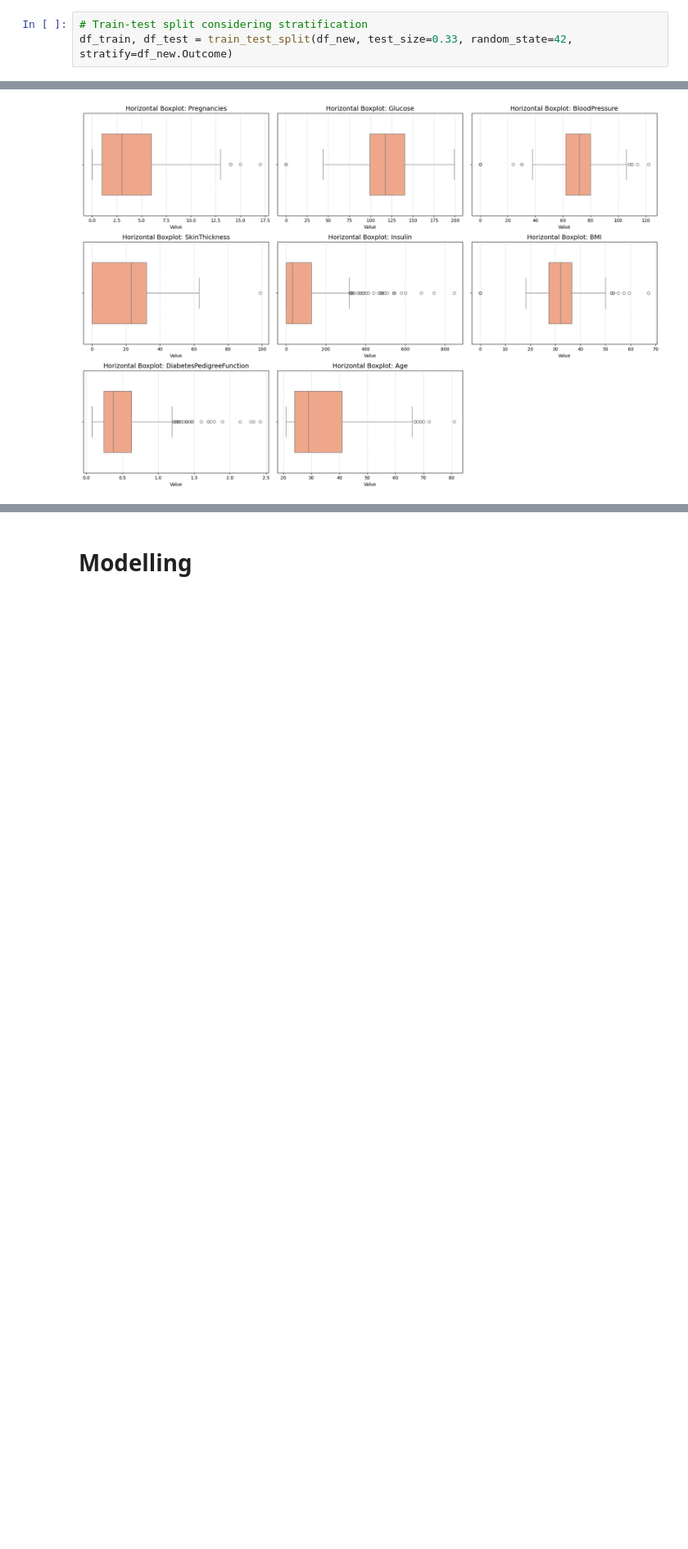
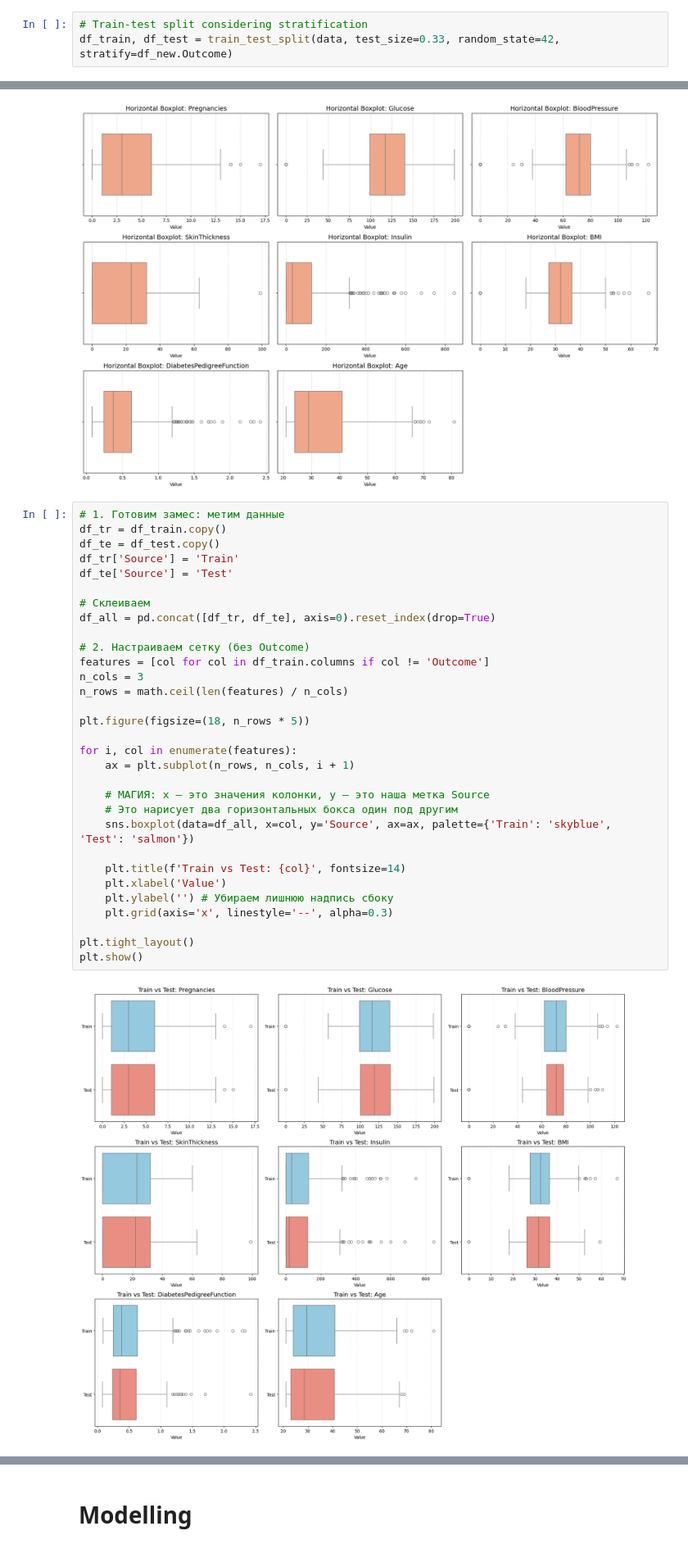
Before and after one commit to avvv-ml-prep-materials/a_nf_0022_ds-diabetes-challenge, a Jupyter notebook: 2_Diabetes_Challenge_WiP2.ipynb, the cells around one changed output, grey strips where cells are left out. Shown at 82% size. Drawn from its saved outputs; the diff is of its cells as text; blank space fills up the shorter version.

```diff
--- a/2_Diabetes_Challenge_WiP2.ipynb
+++ b/2_Diabetes_Challenge_WiP2.ipynb
@@ -286,7 +284,7 @@ np.int64(0)
 # Train-test split
 # %%
 # Train-test split considering stratification
-df_train, df_test = train_test_split(df_new, test_size=0.33, random_state=42, stratify=df_new.Outcome)
+df_train, df_test = train_test_split(data, test_size=0.33, random_state=42, stratify=df_new.Outcome)
 # %%
 # Print shape of datasets
 print('Train data')
@@ -367,6 +365,39 @@ plt.tight_layout()
 plt.show()
 # %% [output]
 [figure]
+# %%
+# 1. Готовим замес: метим данные
+df_tr = df_train.copy()
+df_te = df_test.copy()
+df_tr['Source'] = 'Train'
+df_te['Source'] = 'Test'
+
+# Склеиваем
+df_all = pd.concat([df_tr, df_te], axis=0).reset_index(drop=True)
+
+# 2. Настраиваем сетку (без Outcome)
+features = [col for col in df_train.columns if col != 'Outcome']
+n_cols = 3
+n_rows = math.ceil(len(features) / n_cols)
+
+plt.figure(figsize=(18, n_rows * 5))
+
+for i, col in enumerate(features):
+    ax = plt.subplot(n_rows, n_cols, i + 1)
+
+    # МАГИЯ: x — это значения колонки, y — это наша метка Source
+    # Это нарисует два горизонтальных бокса один под другим
+    sns.boxplot(data=df_all, x=col, y='Source', ax=ax, palette={'Train': 'skyblue', 'Test': 'salmon'})
+
+    plt.title(f'Train vs Test: {col}', fontsize=14)
+    plt.xlabel('Value')
+    plt.ylabel('') # Убираем лишнюю надпись сбоку
+    plt.grid(axis='x', linestyle='--', alpha=0.3)
+
+plt.tight_layout()
+plt.show()
+# %% [output]
+[figure, added]
 # %%
 g = sns.pairplot(data, hue='Outcome', palette='seismic', corner=True, diag_kind='kde')
 
```
Also changed, not shown: parts of 9 cells of this notebook.
